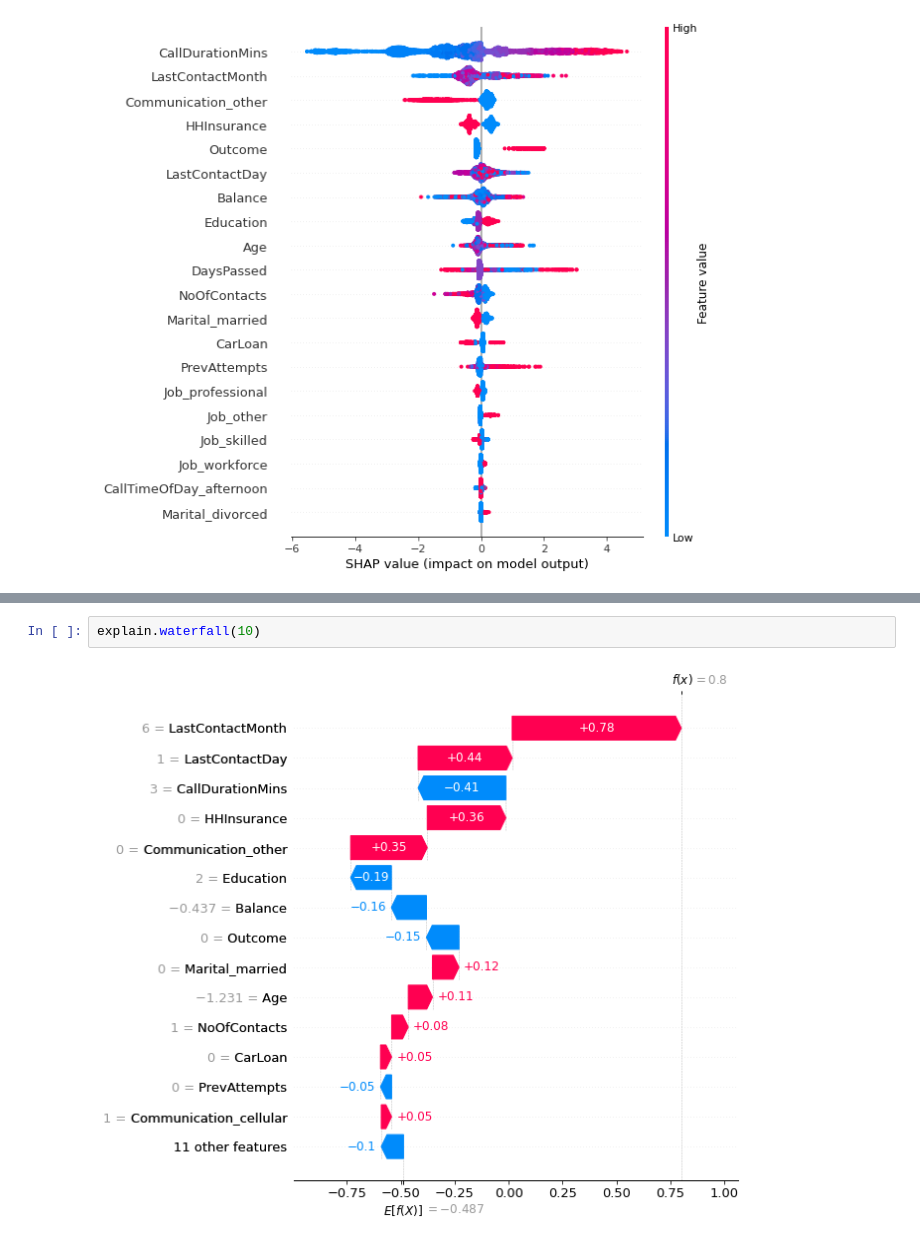
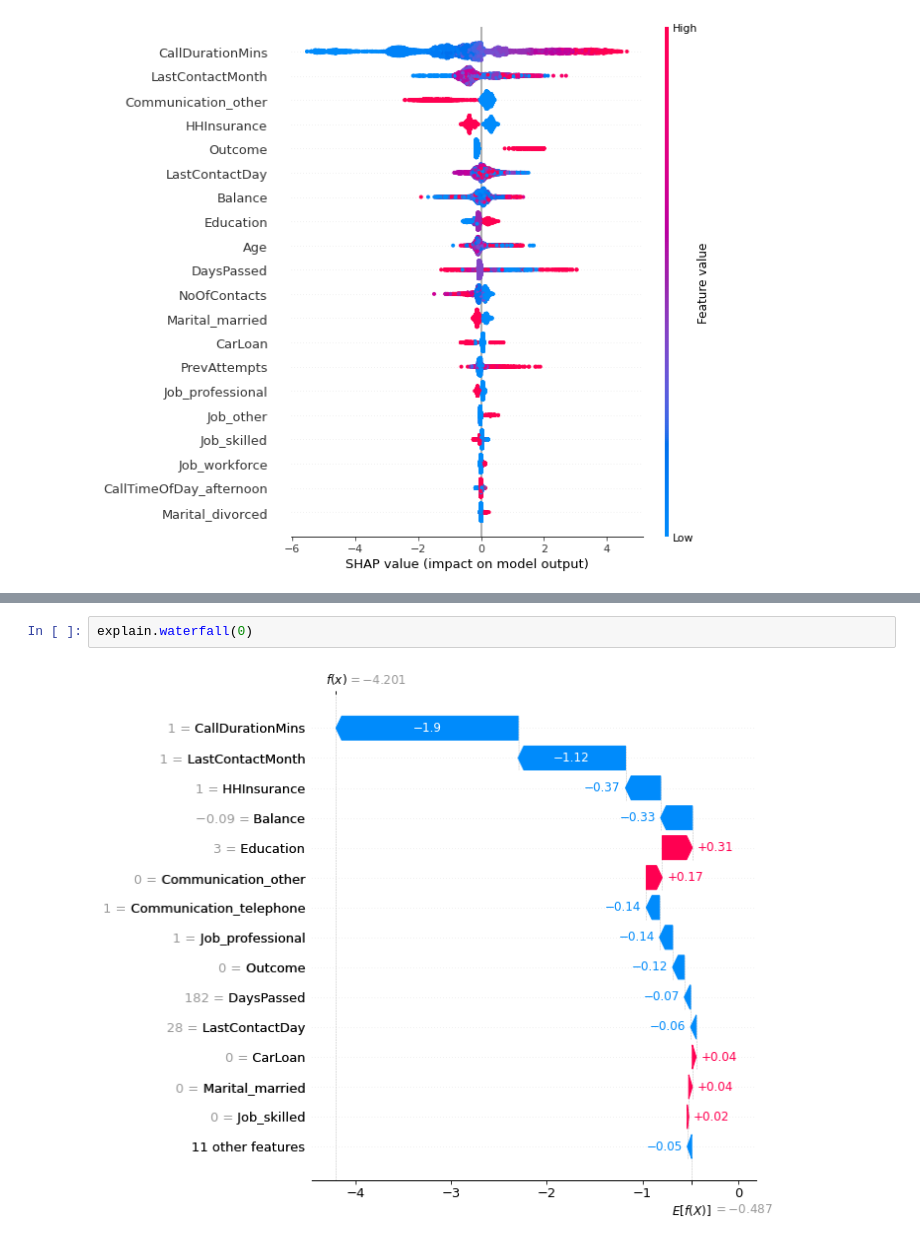
Before and after one commit to m-o-leary/car_insurance_prediction, a Jupyter notebook: notebooks/mol-model.ipynb, the cells around one changed output, grey strips where cells are left out. Drawn from its saved outputs; the diff is of its cells as text.

```diff
--- a/notebooks/mol-model.ipynb
+++ b/notebooks/mol-model.ipynb
@@ -95,4 +127,4 @@ r = predict()
 # %%
-explain.waterfall(10)
+explain.waterfall(0)
 # %% [output]
-[figure, old version]
+[figure, new version]
```
Also changed, not shown: parts of 9 cells of this notebook, 2 other files.
